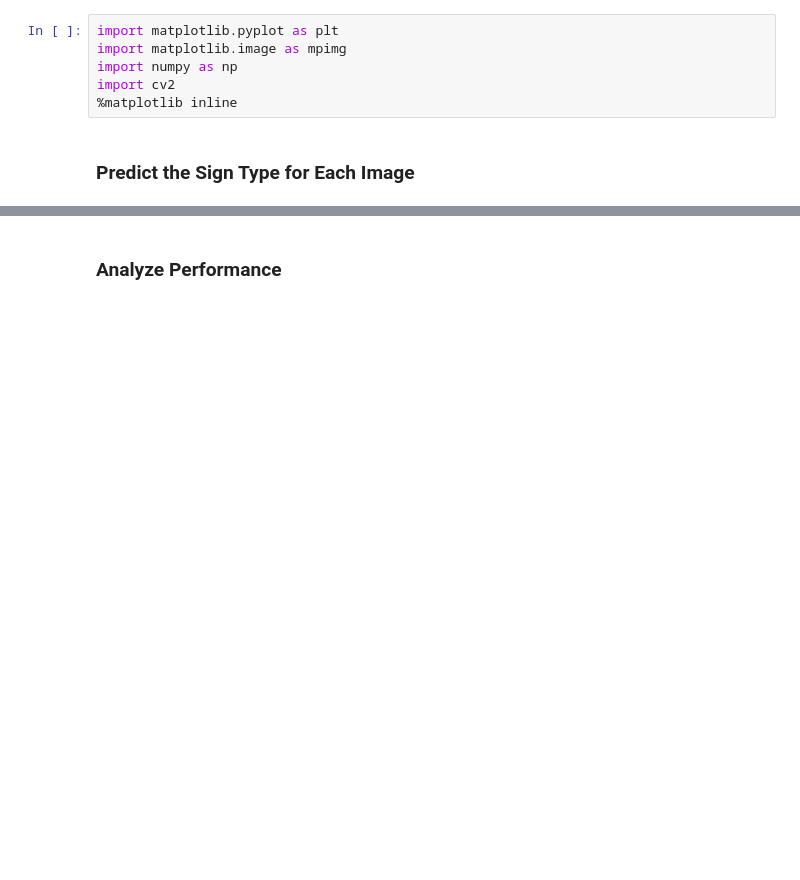
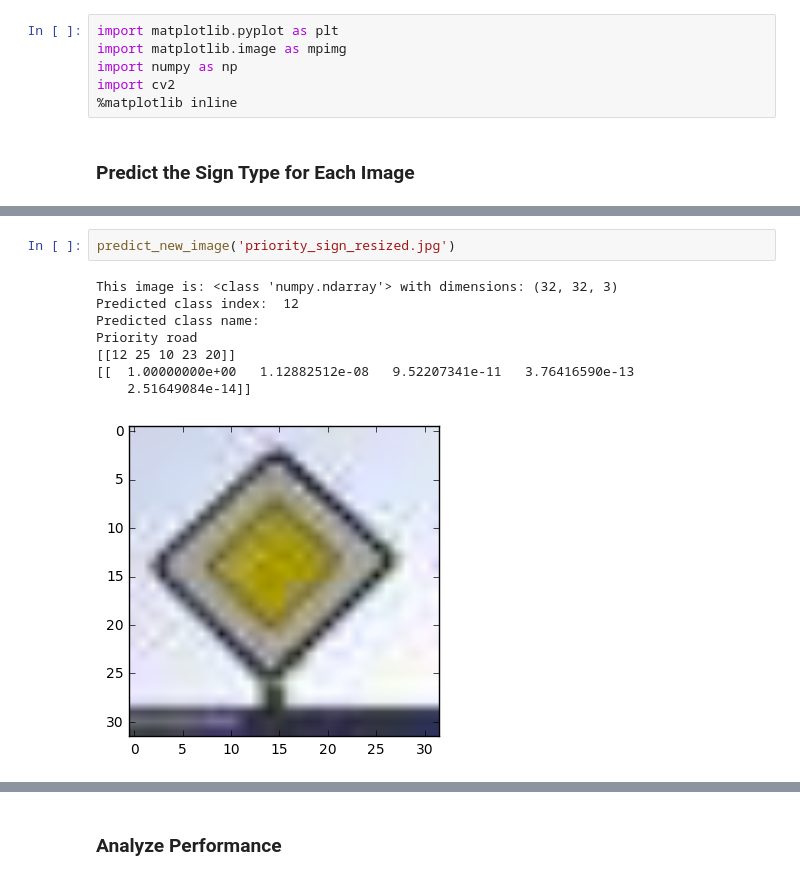
Before and after one commit to tevisgehr/Tevis_Self_Driving_Car_Nanodegree_Udacity, a Jupyter notebook: Traffic-Sign-Classifier-Project2/Traffic_Sign_Classifier.ipynb, the cells around one changed output, grey strips where cells are left out. Drawn from its saved outputs; the diff is of its cells as text; blank space fills up the shorter version.

```diff
--- a/Traffic-Sign-Classifier-Project2/Traffic_Sign_Classifier.ipynb
+++ b/Traffic-Sign-Classifier-Project2/Traffic_Sign_Classifier.ipynb
@@ -491,0 +495,11 @@ Softmax scores:
+# %%
+predict_new_image('priority_sign_resized.jpg')
+# %% [output]
+This image is: <class 'numpy.ndarray'> with dimensions: (32, 32, 3)
+Predicted class index:  12
+Predicted class name:
+Priority road
+[[12 25 10 23 20]]
+[[  1.00000000e+00   1.12882512e-08   9.52207341e-11   3.76416590e-13
+    2.51649084e-14]]
+[figure, added]
```
Also changed, not shown: parts of 12 cells of this notebook.
